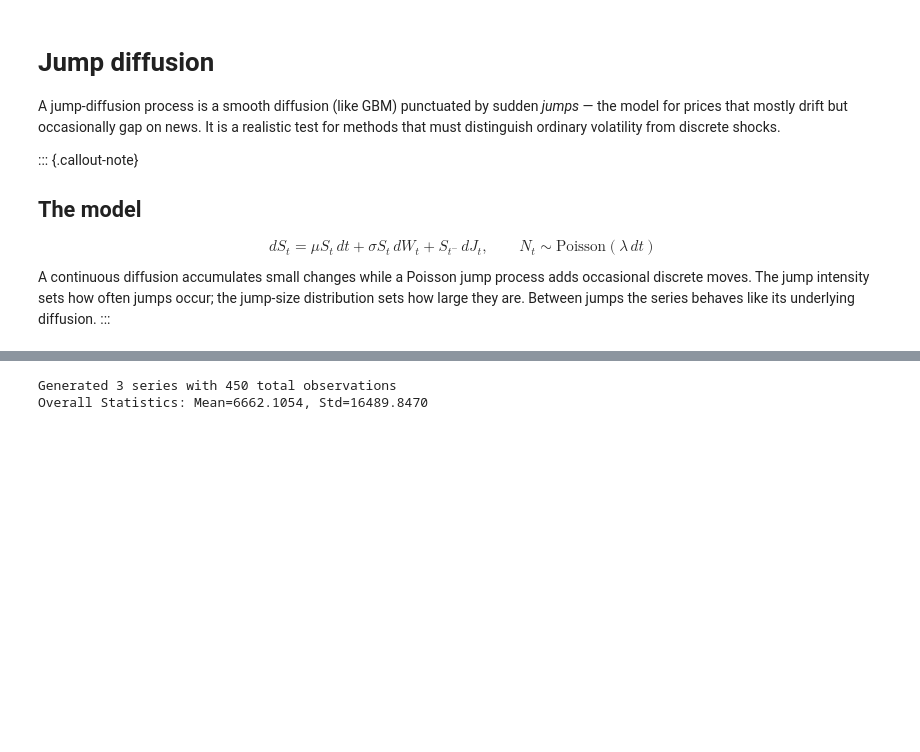
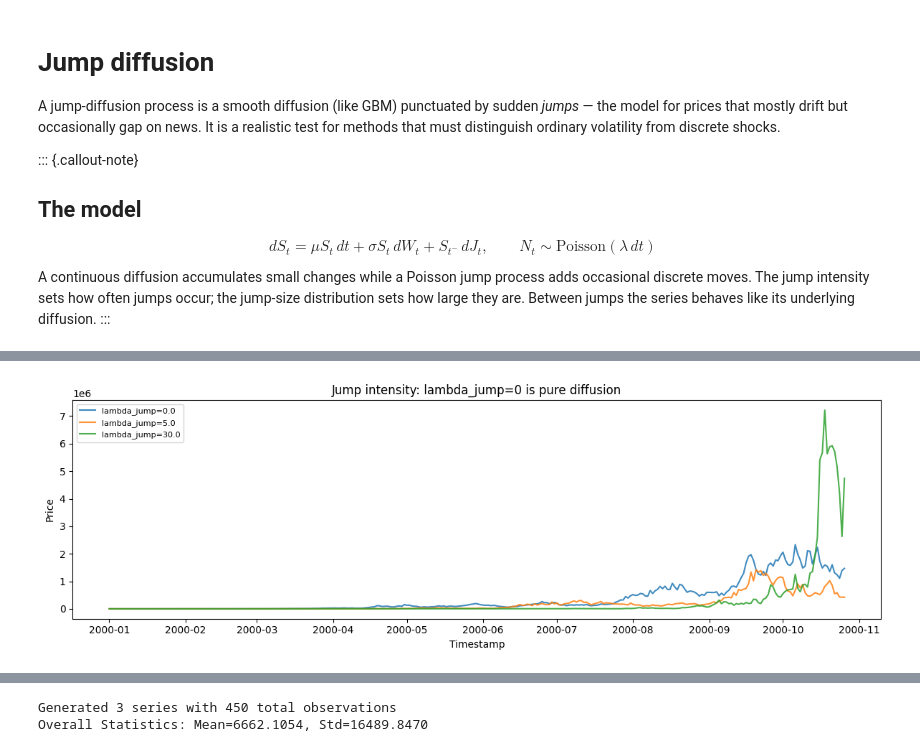
Before and after one commit to Nixtla/synforecast, a Jupyter notebook: nbs/docs/generators/stochastic/jump_diffusion.ipynb, the cells around one changed output, grey strips where cells are left out. Drawn from its saved outputs; the diff is of its cells as text; code cells hidden in the pictures; blank space fills up the shorter version.

```diff
--- a/nbs/docs/generators/stochastic/jump_diffusion.ipynb
+++ b/nbs/docs/generators/stochastic/jump_diffusion.ipynb
@@ -282,0 +22,31 @@ plt.show()
+# %%
+base = {
+    "min_length": 300,
+    "max_length": 300,
+    "freq": "D",
+    "mu": 0.05,
+    "sigma": 0.15,
+    "jump_mean": 0.0,
+    "jump_std": 0.05,
+    "initial_value": 100.0,
+    "seed": 42,
+}
+
+fig, ax = plt.subplots(figsize=(12, 4))
+for lambda_jump in (0.0, 5.0, 30.0):
+    df = JumpDiffusionGenerator(
+        engine="polars", lambda_jump=lambda_jump, **base
+    ).generate(n_series=1)
+    ax.plot(
+        df["ds"].to_list(), df["y"].to_list(), label=f"lambda_jump={lambda_jump}", alpha=0.85
+    )
+ax.set(
+    xlabel="Timestamp",
+    ylabel="Price",
+    title="Jump intensity: lambda_jump=0 is pure diffusion",
+)
+ax.legend(fontsize=8)
+plt.tight_layout()
+plt.show()
+# %% [output]
+[figure, added]
```
Also changed, not shown: parts of 19 cells of this notebook, 13 other files.
